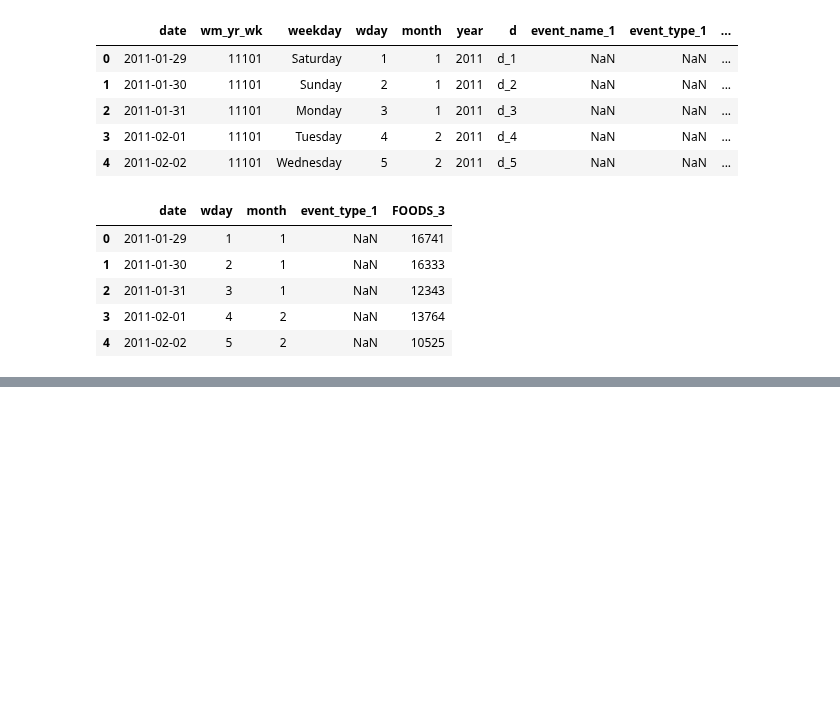
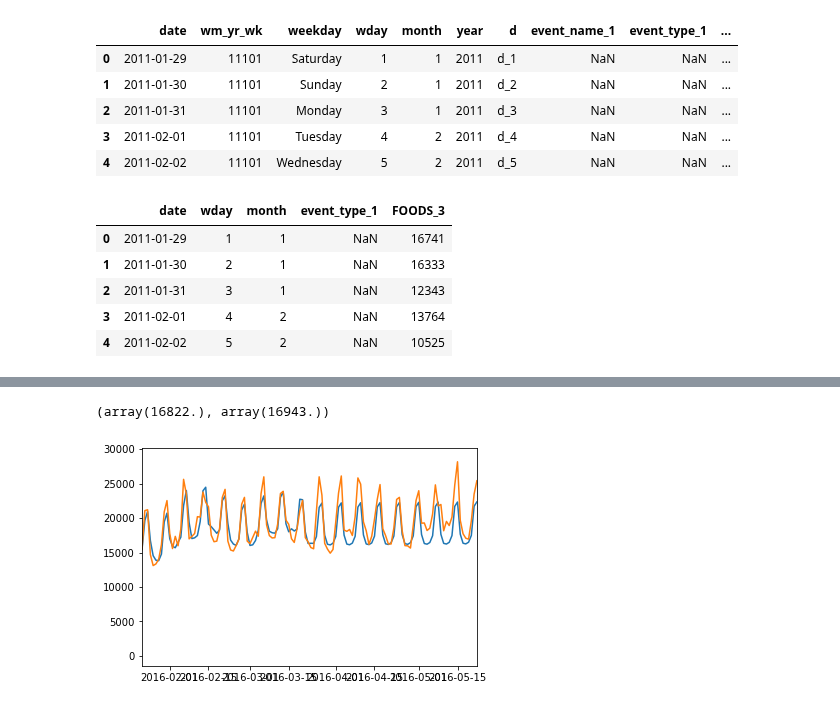
Before and after one commit to sithankanna/hts-forecast, a Jupyter notebook: notebooks/003-EK-model.ipynb, the cells around one changed output, grey strips where cells are left out. Cells and saved outputs as stored; diff of their text form; code cells hidden in the pictures; blank space fills up the shorter version.

```diff
--- a/notebooks/003-EK-model.ipynb
+++ b/notebooks/003-EK-model.ipynb
@@ -45,16 +38,27 @@ def merge_pd(frame1, frame2, merge_index):
     newframe = pd.merge(frame1, frame2, on = merge_index, how = 'inner')
     return newframe
 # %%
-#Encode events to binary values
-def events_encode(frame):
-    newframe = pd.DataFrame()
+#Encode column values to binary
+def events_encode(frame, column):
     newframe = frame.copy()
+    newframe[column] = frame[column].fillna(0)
     for i in range(len(frame)):
-        if type(frame.event_type_1[i-1:i])== str:
-            newframe.event_type_1[i-1:i] = 1
-        else:
-            newframe.event_type_1[i-1:i] = 0
+        if type(frame[column][i])==str:
+            newframe[column][i] = 1
     return newframe
+# %%
+#ETSmodel prediction feature
+def ETS_predict(frame, column, no_of_days, start_date, end_date):
+    newframe = pd.DataFrame()
+    newframe['date'] = df6.date
+    newframe[column] = df6.FOODS_3
+    newframe2 = newframe.set_index('date')
+    modelETS = ETSModel(newframe2[column].iloc[:-no_of_days]/100, error="add", trend="add", seasonal="add",
+                damped_trend=False, seasonal_periods=7)
+    fit = modelETS.fit()
+    x = fit.predict(start= start_date, end= end_date)
+    y = x*100
+    return y
 # %%
 df1 = categorize(sales, 'FOODS_3')
 df1.head()
@@ -147,6 +176,6 @@ df5.head()
 # %%
-df_test = events_encode(df5)
-df_test.head()
+df6 = events_encode(df5, 'event_type_1')
+df6.head()
 # %% [output]
 A value is trying to be set on a copy of a slice from a DataFrame
 
@@ -203,0 +190,3 @@ AttributeError: 'Series' object has no attribute 'remove_index'
+# %%
+fit = ETS_predict(df6, 'FOODS_3', 60, '2016-03-22', '2016-05-22')
+fit
@@ -203,0 +206,7 @@ AttributeError: 'Series' object has no attribute 'remove_index'
+# %%
+plt.plot(fit)
+plt.plot(df6.date, df6.FOODS_3)
+plt.xlim('2016-01-22', '2016-05-22')
+# %% [output]
+(array(16822.), array(16943.))
+[figure, added]
```
Also changed, not shown: parts of 11 cells of this notebook, 1 other file.
